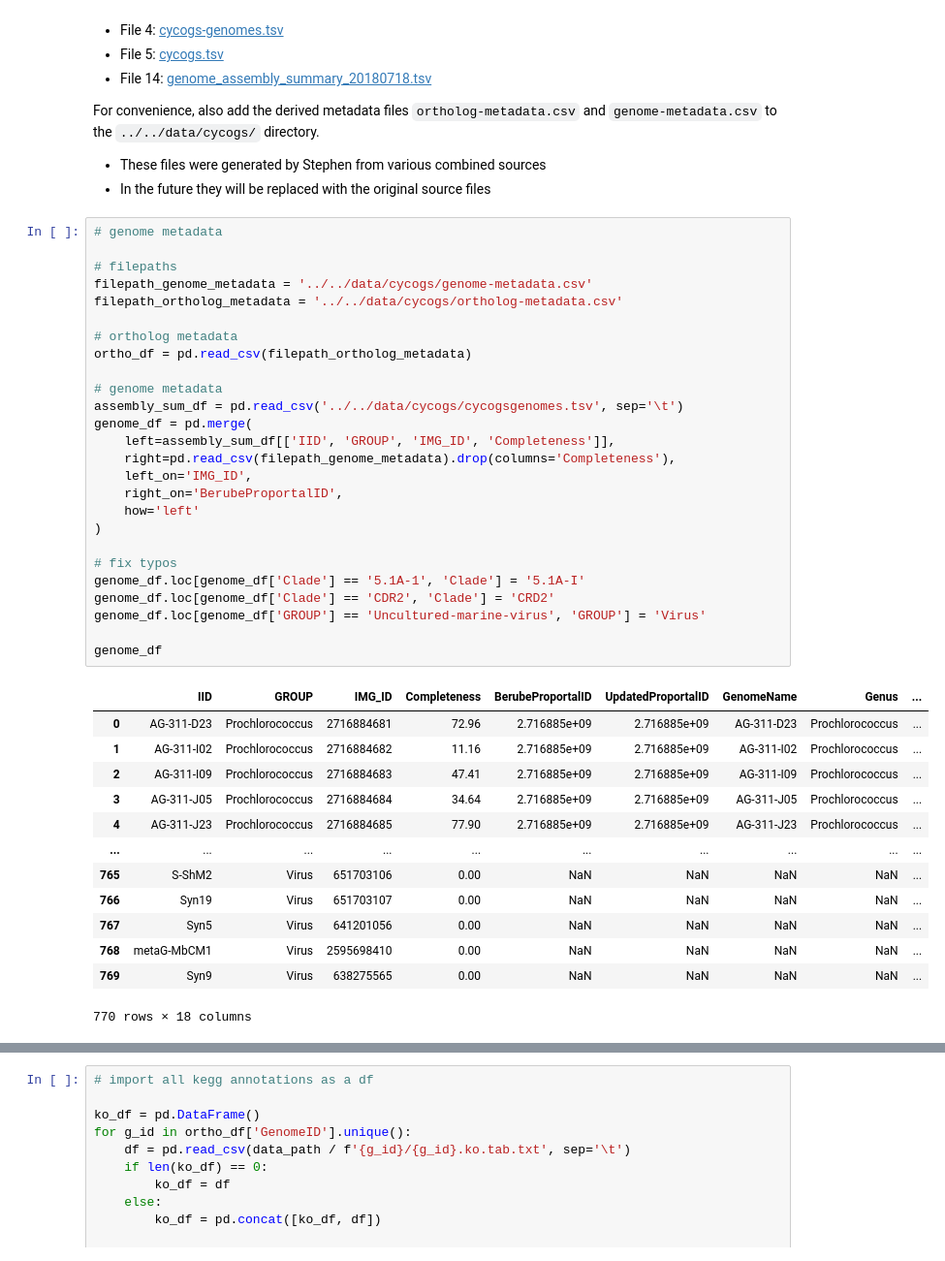
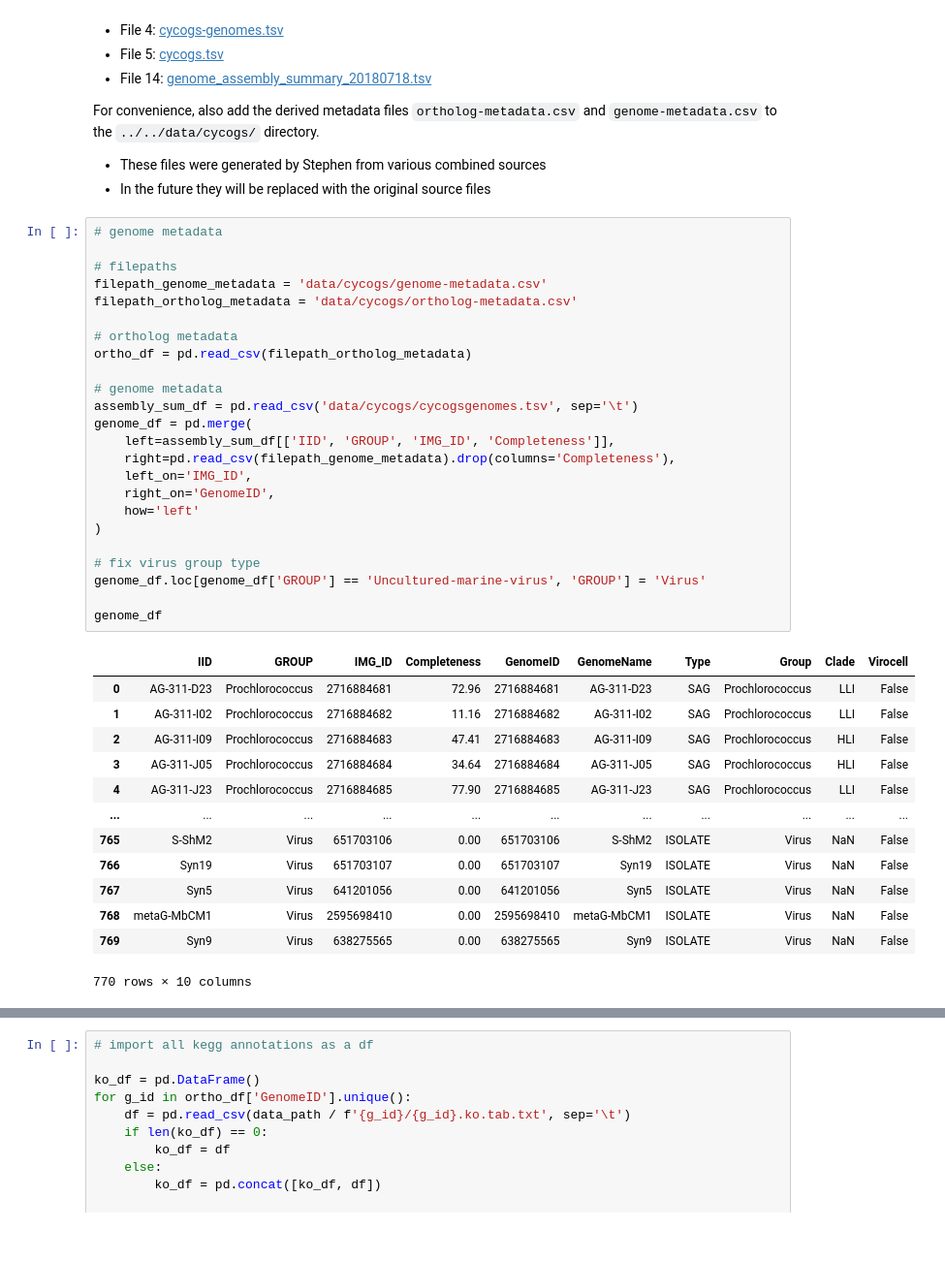
Before and after one commit to Jonahv11/cyano-serralysins, a Jupyter notebook: cycog-kegg-annotations.ipynb, the cells around one changed output, grey strips where cells are left out. Shown at 97% size. Cells and saved outputs as stored; diff of their text form.

```diff
--- a/cycog-kegg-annotations.ipynb
+++ b/cycog-kegg-annotations.ipynb
@@ -31,43 +31,41 @@ For convenience, also add the derived metadata files `ortholog-metadata.csv` and
 # %%
 # genome metadata
 
 # filepaths
-filepath_genome_metadata = '../../data/cycogs/genome-metadata.csv'
-filepath_ortholog_metadata = '../../data/cycogs/ortholog-metadata.csv'
+filepath_genome_metadata = 'data/cycogs/genome-metadata.csv'
+filepath_ortholog_metadata = 'data/cycogs/ortholog-metadata.csv'
 
 # ortholog metadata
 ortho_df = pd.read_csv(filepath_ortholog_metadata)
 
 # genome metadata
-assembly_sum_df = pd.read_csv('../../data/cycogs/cycogsgenomes.tsv', sep='\t')
+assembly_sum_df = pd.read_csv('data/cycogs/cycogsgenomes.tsv', sep='\t')
 genome_df = pd.merge(
     left=assembly_sum_df[['IID', 'GROUP', 'IMG_ID', 'Completeness']],
     right=pd.read_csv(filepath_genome_metadata).drop(columns='Completeness'),
     left_on='IMG_ID',
-    right_on='BerubeProportalID',
+    right_on='GenomeID',
     how='left'
 )
 
-# fix typos
-genome_df.loc[genome_df['Clade'] == '5.1A-1', 'Clade'] = '5.1A-I'
-genome_df.loc[genome_df['Clade'] == 'CDR2', 'Clade'] = 'CRD2'
+# fix virus group type
 genome_df.loc[genome_df['GROUP'] == 'Uncultured-marine-virus', 'GROUP'] = 'Virus'
 
 genome_df
 # %% [output]
-|  | IID | GROUP | IMG_ID | Completeness | BerubeProportalID | UpdatedProportalID | GenomeName | Genus | ... |
-| 0 | AG-311-D23 | Prochlorococcus | 2716884681 | 72.96 | 2.716885e+09 | 2.716885e+09 | AG-311-D23 | Prochlorococcus | ... |
-| 1 | AG-311-I02 | Prochlorococcus | 2716884682 | 11.16 | 2.716885e+09 | 2.716885e+09 | AG-311-I02 | Prochlorococcus | ... |
-| 2 | AG-311-I09 | Prochlorococcus | 2716884683 | 47.41 | 2.716885e+09 | 2.716885e+09 | AG-311-I09 | Prochlorococcus | ... |
-| 3 | AG-311-J05 | Prochlorococcus | 2716884684 | 34.64 | 2.716885e+09 | 2.716885e+09 | AG-311-J05 | Prochlorococcus | ... |
-| 4 | AG-311-J23 | Prochlorococcus | 2716884685 | 77.90 | 2.716885e+09 | 2.716885e+09 | AG-311-J23 | Prochlorococcus | ... |
-| ... | ... | ... | ... | ... | ... | ... | ... | ... | ... |
-| 765 | S-ShM2 | Virus | 651703106 | 0.00 | NaN | NaN | NaN | NaN | ... |
-| 766 | Syn19 | Virus | 651703107 | 0.00 | NaN | NaN | NaN | NaN | ... |
-| 767 | Syn5 | Virus | 641201056 | 0.00 | NaN | NaN | NaN | NaN | ... |
-| 768 | metaG-MbCM1 | Virus | 2595698410 | 0.00 | NaN | NaN | NaN | NaN | ... |
-| 769 | Syn9 | Virus | 638275565 | 0.00 | NaN | NaN | NaN | NaN | ... |
+|  | IID | GROUP | IMG_ID | Completeness | GenomeID | GenomeName | Type | Group | Clade | Virocell |
+| 0 | AG-311-D23 | Prochlorococcus | 2716884681 | 72.96 | 2716884681 | AG-311-D23 | SAG | Prochlorococcus | LLI | False |
+| 1 | AG-311-I02 | Prochlorococcus | 2716884682 | 11.16 | 2716884682 | AG-311-I02 | SAG | Prochlorococcus | LLI | False |
+| 2 | AG-311-I09 | Prochlorococcus | 2716884683 | 47.41 | 2716884683 | AG-311-I09 | SAG | Prochlorococcus | HLI | False |
+| 3 | AG-311-J05 | Prochlorococcus | 2716884684 | 34.64 | 2716884684 | AG-311-J05 | SAG | Prochlorococcus | HLI | False |
+| 4 | AG-311-J23 | Prochlorococcus | 2716884685 | 77.90 | 2716884685 | AG-311-J23 | SAG | Prochlorococcus | LLI | False |
+| ... | ... | ... | ... | ... | ... | ... | ... | ... | ... | ... |
+| 765 | S-ShM2 | Virus | 651703106 | 0.00 | 651703106 | S-ShM2 | ISOLATE | Virus | NaN | False |
+| 766 | Syn19 | Virus | 651703107 | 0.00 | 651703107 | Syn19 | ISOLATE | Virus | NaN | False |
+| 767 | Syn5 | Virus | 641201056 | 0.00 | 641201056 | Syn5 | ISOLATE | Virus | NaN | False |
+| 768 | metaG-MbCM1 | Virus | 2595698410 | 0.00 | 2595698410 | metaG-MbCM1 | ISOLATE | Virus | NaN | False |
+| 769 | Syn9 | Virus | 638275565 | 0.00 | 638275565 | Syn9 | ISOLATE | Virus | NaN | False |
-770 rows × 18 columns
+770 rows × 10 columns
 # %%
 # add genome id and clade info into ortholog df
 
```
Also changed, not shown: parts of 7 cells of this notebook, 1 other file.
